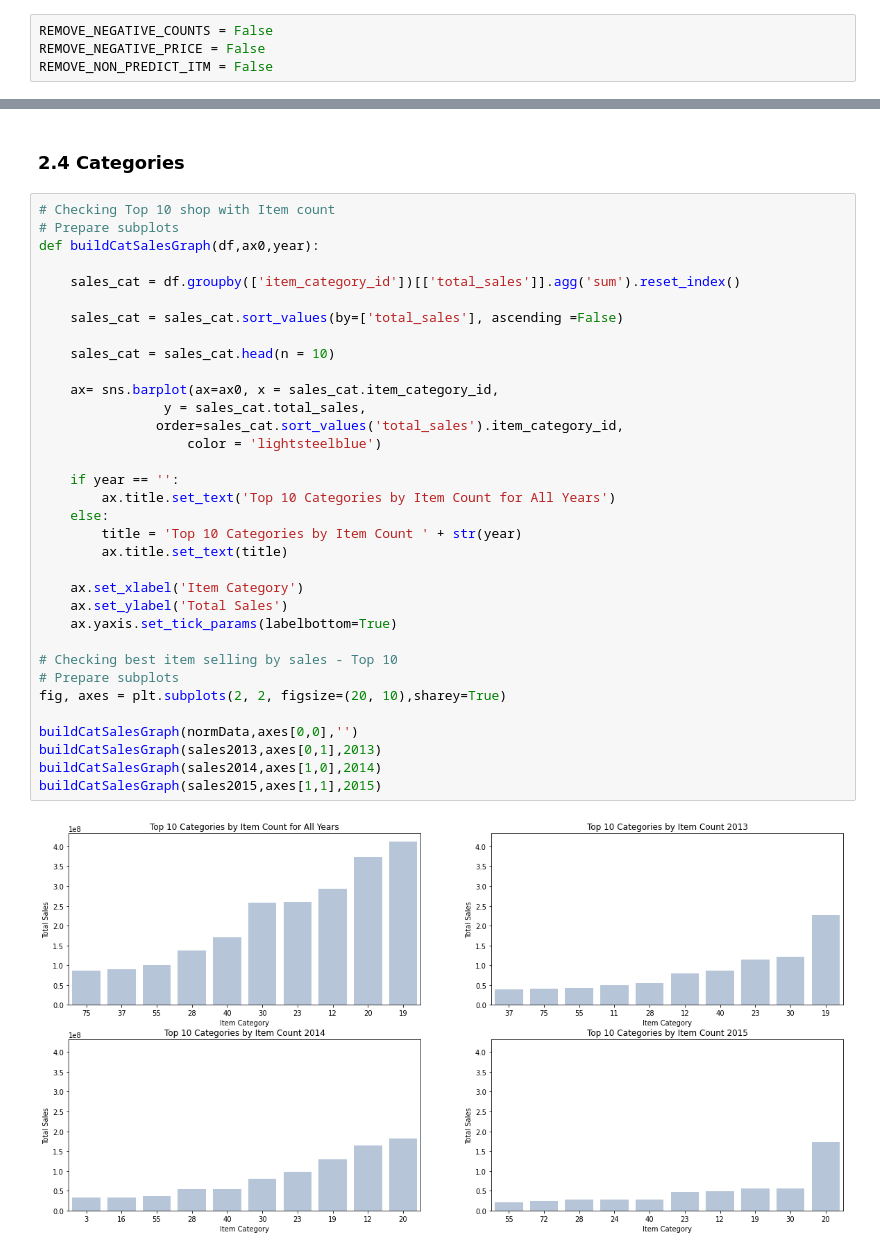
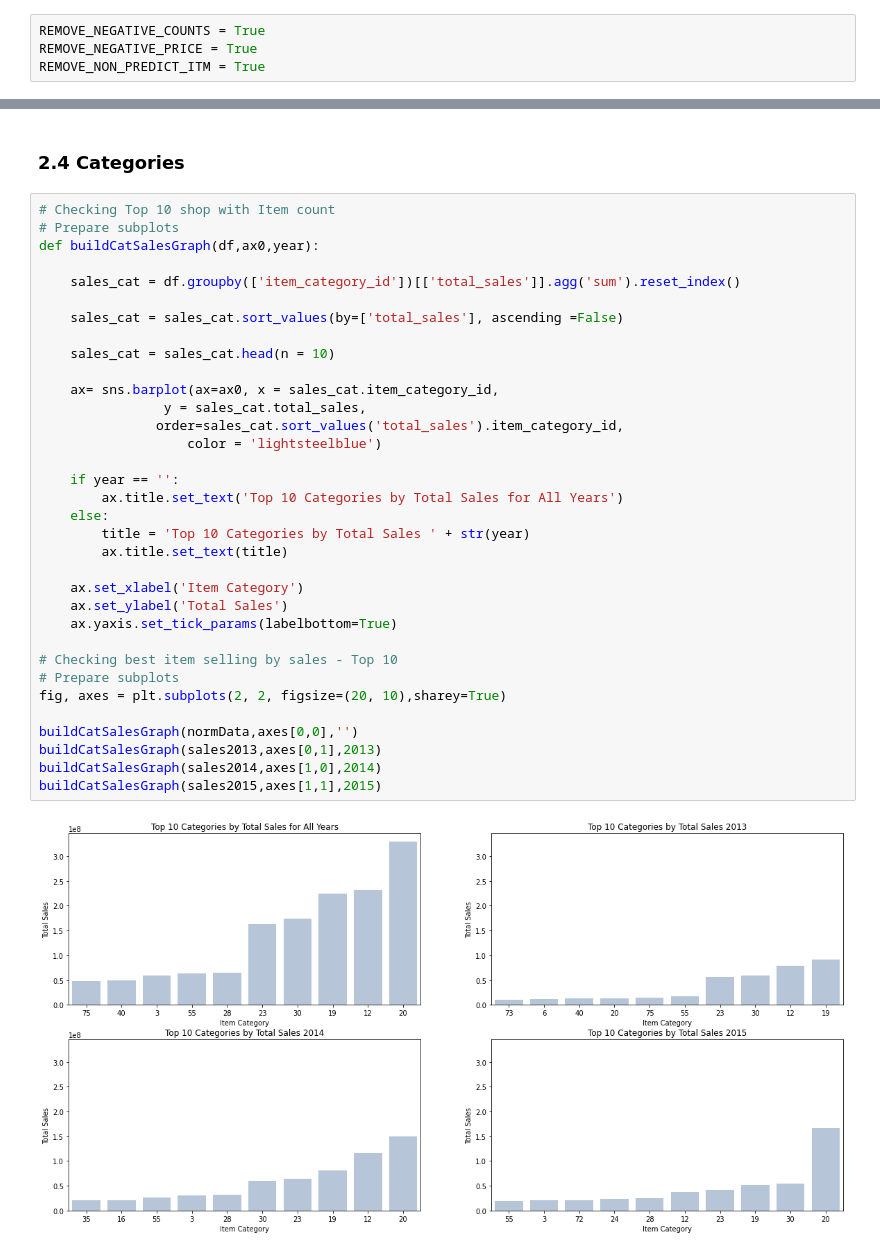
Before and after one commit to mingxiang1006/Predict_Futre_Sale, a Jupyter notebook: src/EDA_DataCleaning_Notebook.ipynb, the cells around one changed output, grey strips where cells are left out. Saved outputs shown, nothing was run; the diff lists cells and outputs as text.

```diff
--- a/src/EDA_DataCleaning_Notebook.ipynb
+++ b/src/EDA_DataCleaning_Notebook.ipynb
@@ -33,9 +33,9 @@ REMOVE_NON_PREDICT_ITM: Remove the item(s) that is not required for prediction <
 Please note that changing these parameter will impact the some of the
 result below because some data set is removed after changing the value
 # %%
-REMOVE_NEGATIVE_COUNTS = False
-REMOVE_NEGATIVE_PRICE = False
-REMOVE_NON_PREDICT_ITM = False
+REMOVE_NEGATIVE_COUNTS = True
+REMOVE_NEGATIVE_PRICE = True
+REMOVE_NON_PREDICT_ITM = True
 # %% [markdown]
 ## 1. Exploration and Cleaning
 # %%
@@ -831,36 +794,36 @@ buildShopCntGraph(sales2015,axes[1,1],2015)
 def buildCatSalesGraph(df,ax0,year):
 
     sales_cat = df.groupby(['item_category_id'])[['total_sales']].agg('sum').reset_index()
 
     sales_cat = sales_cat.sort_values(by=['total_sales'], ascending =False)
 
     sales_cat = sales_cat.head(n = 10)
 
     ax= sns.barplot(ax=ax0, x = sales_cat.item_category_id,
                 y = sales_cat.total_sales,
                order=sales_cat.sort_values('total_sales').item_category_id,
                    color = 'lightsteelblue')
 
     if year == '':
-        ax.title.set_text('Top 10 Categories by Item Count for All Years')
+        ax.title.set_text('Top 10 Categories by Total Sales for All Years')
     else:
-        title = 'Top 10 Categories by Item Count ' + str(year)
+        title = 'Top 10 Categories by Total Sales ' + str(year)
         ax.title.set_text(title)
 
     ax.set_xlabel('Item Category')
     ax.set_ylabel('Total Sales')
     ax.yaxis.set_tick_params(labelbottom=True)
 
 # Checking best item selling by sales - Top 10
 # Prepare subplots
 fig, axes = plt.subplots(2, 2, figsize=(20, 10),sharey=True)
 
 buildCatSalesGraph(normData,axes[0,0],'')
 buildCatSalesGraph(sales2013,axes[0,1],2013)
 buildCatSalesGraph(sales2014,axes[1,0],2014)
 buildCatSalesGraph(sales2015,axes[1,1],2015)
 # %% [output]
-[figure, old version]
+[figure, new version]
 # %%
 # Checking Top 10 shop with Item count
 # Prepare subplots
```
Also changed, not shown: parts of 41 cells of this notebook.
